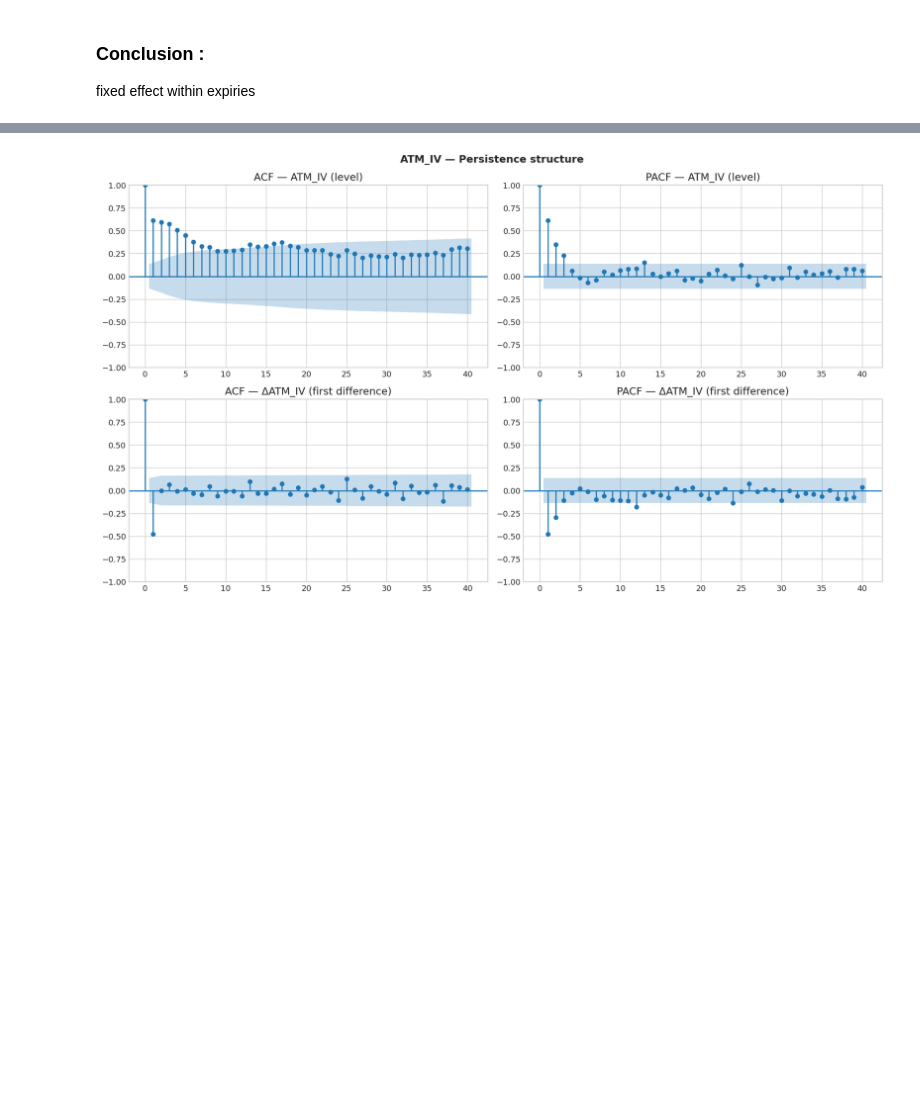
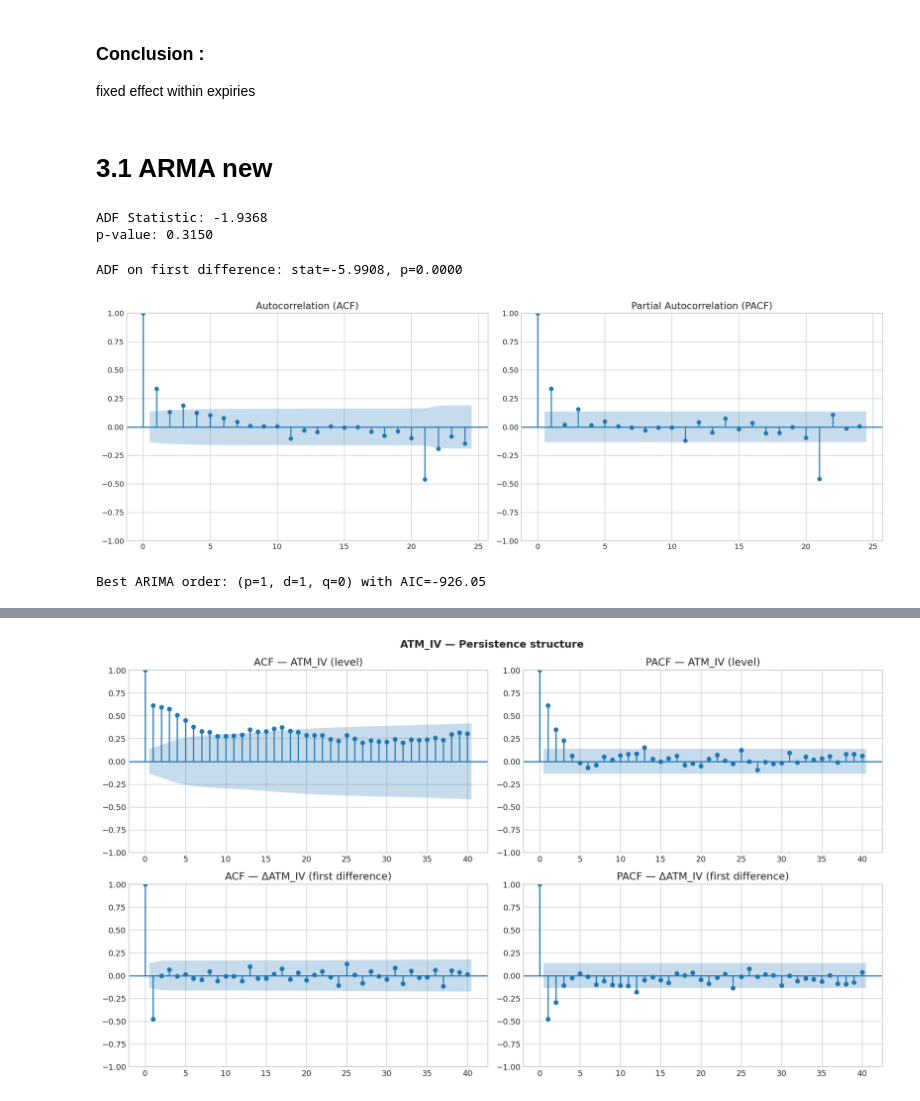
Before and after one commit to GabrielDelhay/Econometrics-project, a Jupyter notebook: Econometrics_Models.ipynb, the cells around one changed output, grey strips where cells are left out. Cells and saved outputs as stored; diff of their text form; code cells hidden in the pictures; blank space fills up the shorter version.

Commit message:
first try arma

```diff
--- a/Econometrics_Models.ipynb
+++ b/Econometrics_Models.ipynb
@@ -505,3 +505,5 @@ Hausman : stat=12.9536  p=0.0015
 # %% [markdown]
 ### Conclusion :
 fixed effect within expiries
+# %% [markdown]
+# 3.1 ARMA new
@@ -507,0 +523,47 @@ fixed effect within expiries
+# %%
+# stationnarity
+
+from statsmodels.tsa.stattools import adfuller
+result = adfuller(reg_overlap['rv_forward'].dropna())
+print(f"ADF Statistic: {result[0]:.4f}")
+print(f"p-value: {result[1]:.4f}")
+# %% [output]
+ADF Statistic: -1.9368
+p-value: 0.3150
+# %%
+rv_diff = reg_overlap['rv_forward'].dropna().diff().dropna()
+result_diff = adfuller(rv_diff)
+print(f"ADF on first difference: stat={result_diff[0]:.4f}, p={result_diff[1]:.4f}")
+# %% [output]
+ADF on first difference: stat=-5.9908, p=0.0000
+# %%
+import matplotlib.pyplot as plt
+from statsmodels.graphics.tsaplots import plot_acf, plot_pacf
+
+fig, axes = plt.subplots(1, 2, figsize=(15, 5))
+
+plot_acf(rv_diff, ax=axes[0])
+axes[0].set_title("Autocorrelation (ACF)")
+
+plot_pacf(rv_diff, ax=axes[1])
+axes[1].set_title("Partial Autocorrelation (PACF)")
+
+plt.tight_layout()
+plt.show()
+# %% [output]
+[figure, added]
+# %%
+# identfy p and q
+
+best_aic = np.inf
+for p,q in itertools.product(range(4), range(4)):
+    try:
+        model_armax = ARIMA(endog, exog=exog, order=(p, 1, q)).fit()
+        if model_armax.aic < best_aic:
+            best_aic = model_armax.aic
+            best_p, best_q = p, q
+    except:
+        continue
+print(f"Best ARIMA order: (p={best_p}, d=1, q={best_q}) with AIC={best_aic:.2f}")
+# %% [output]
+Best ARIMA order: (p=1, d=1, q=0) with AIC=-926.05
```
Also changed, not shown: parts of 9 cells of this notebook.
